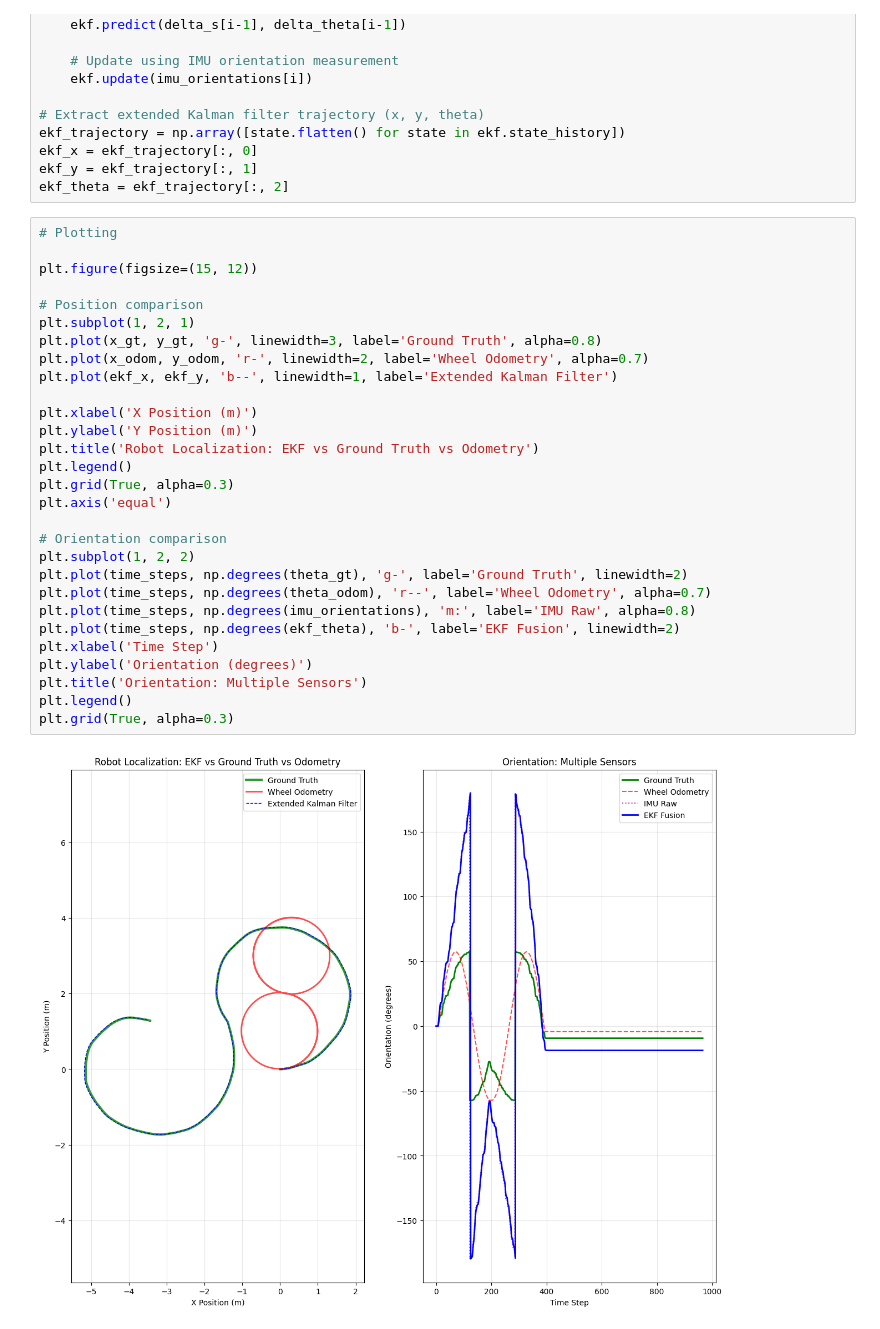
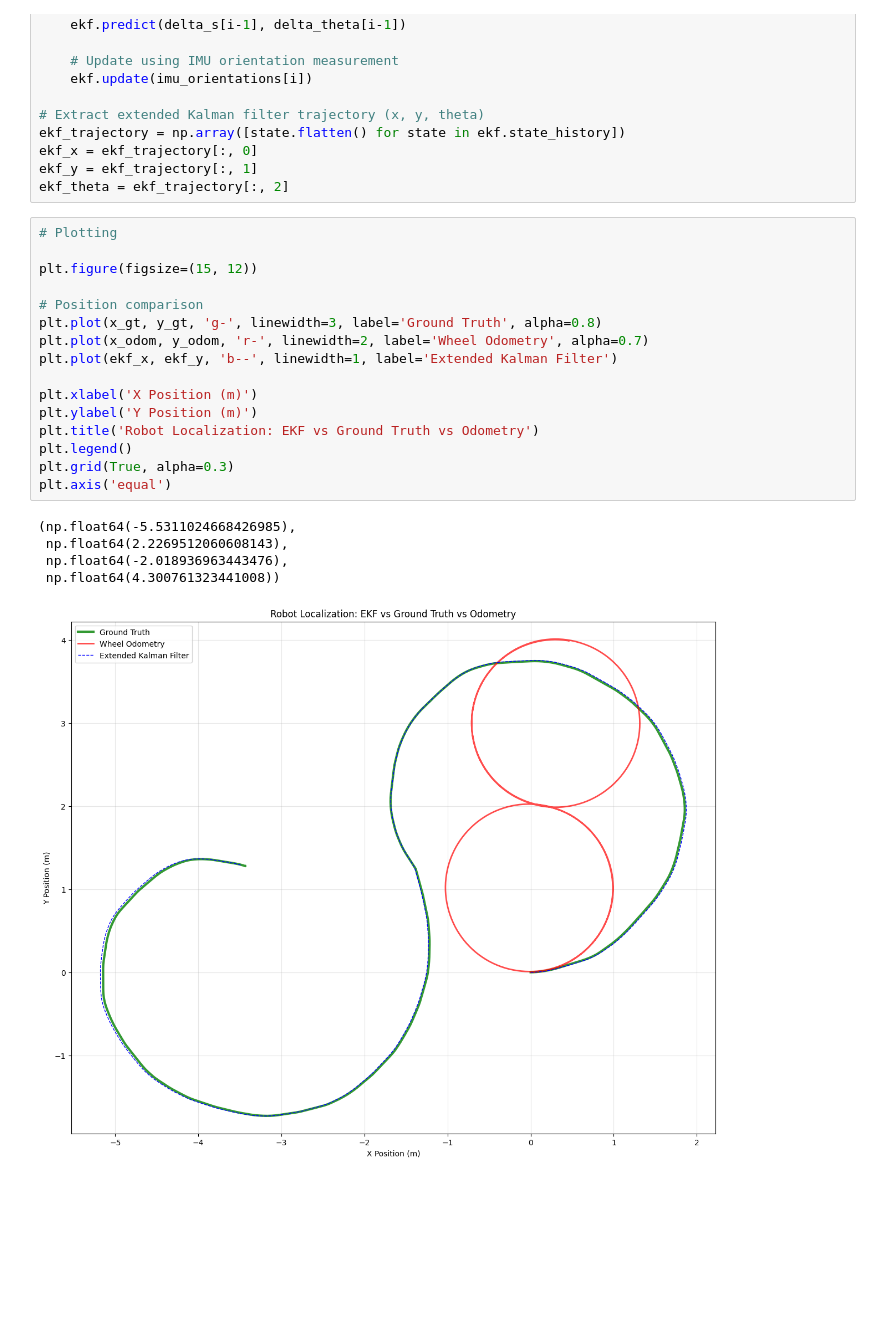
Before and after one commit to maritzabmm/Lab4, a Jupyter notebook: Lab4_Kalman_filter_group21.ipynb, the cells around one changed output. Saved outputs shown, nothing was run; the diff lists cells and outputs as text; blank space fills up the shorter version.

Commit message:
fix: remove unnecesary plot in exercise 4

```diff
--- a/Lab4_Kalman_filter_group21.ipynb
+++ b/Lab4_Kalman_filter_group21.ipynb
@@ -1958,31 +1958,22 @@ ekf_theta = ekf_trajectory[:, 2]
 # %%
 # Plotting
 
 plt.figure(figsize=(15, 12))
 
 # Position comparison
-plt.subplot(1, 2, 1)
 plt.plot(x_gt, y_gt, 'g-', linewidth=3, label='Ground Truth', alpha=0.8)
 plt.plot(x_odom, y_odom, 'r-', linewidth=2, label='Wheel Odometry', alpha=0.7)
 plt.plot(ekf_x, ekf_y, 'b--', linewidth=1, label='Extended Kalman Filter')
 
 plt.xlabel('X Position (m)')
 plt.ylabel('Y Position (m)')
 plt.title('Robot Localization: EKF vs Ground Truth vs Odometry')
 plt.legend()
 plt.grid(True, alpha=0.3)
 plt.axis('equal')
-
-# Orientation comparison
-plt.subplot(1, 2, 2)
-plt.plot(time_steps, np.degrees(theta_gt), 'g-', label='Ground Truth', linewidth=2)
-plt.plot(time_steps, np.degrees(theta_odom), 'r--', label='Wheel Odometry', alpha=0.7)
-plt.plot(time_steps, np.degrees(imu_orientations), 'm:', label='IMU Raw', alpha=0.8)
-plt.plot(time_steps, np.degrees(ekf_theta), 'b-', label='EKF Fusion', linewidth=2)
-plt.xlabel('Time Step')
-plt.ylabel('Orientation (degrees)')
-plt.title('Orientation: Multiple Sensors')
-plt.legend()
-plt.grid(True, alpha=0.3)
 # %% [output]
+(np.float64(-5.5311024668426985),
+ np.float64(2.2269512060608143),
+ np.float64(-2.018936963443476),
+ np.float64(4.300761323441008))
-[figure, old version]
+[figure, new version]
```
Also changed, not shown: parts of 4 cells of this notebook.
